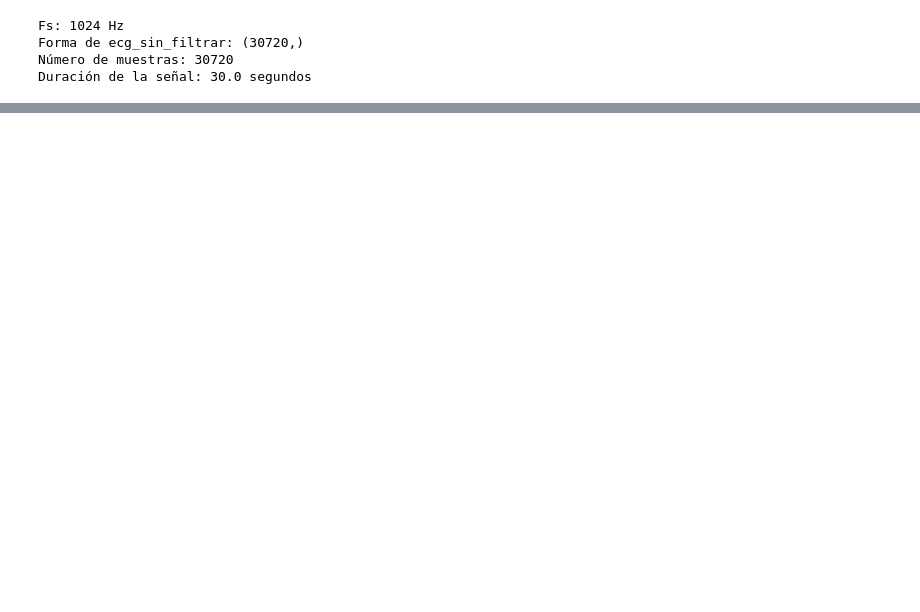
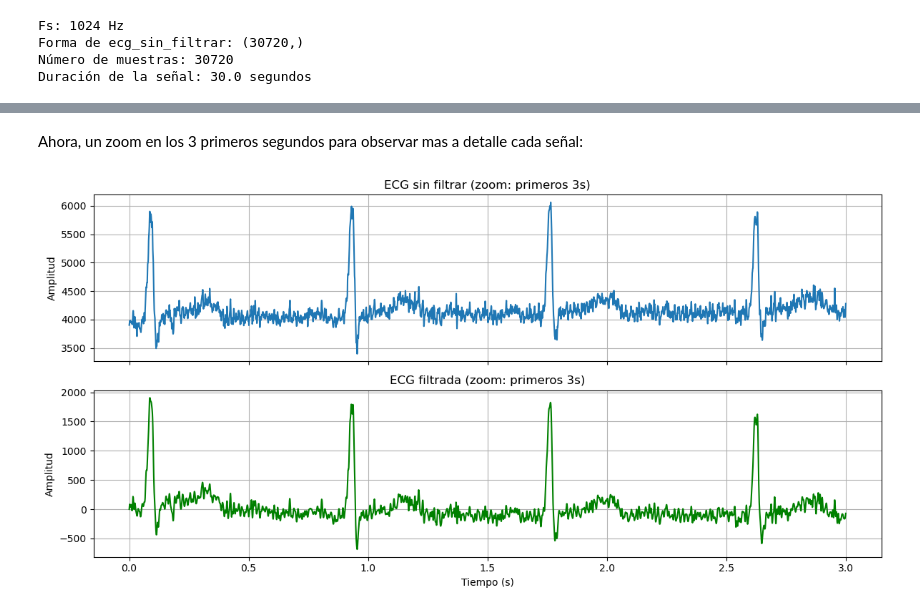
Before and after one commit to valentinamoralese/Biose-ales-Valentina-Morales-Paula-Garcia, a Jupyter notebook: Practica2_Valentina_Paula.ipynb, the cells around one changed output, grey strips where cells are left out. Saved outputs shown, nothing was run; the diff lists cells and outputs as text; code cells hidden in the pictures; blank space fills up the shorter version.

```diff
--- a/Practica2_Valentina_Paula.ipynb
+++ b/Practica2_Valentina_Paula.ipynb
@@ -76,0 +112,21 @@ Duración de la señal: 30.0 segundos
+# %% [markdown]
+Ahora, un zoom en los 3 primeros segundos para observar mas a detalle cada señal:
+# %%
+fig2, axs2 = plt.subplots(2, 1, sharex=True, figsize=(12, 6))
+mask = t <= 3   # selecciona solo los puntos donde el tiempo es <= 3 segundos
+
+axs2[0].plot(t[mask], ecg_sin_filtrar[mask])
+axs2[0].set_title("ECG sin filtrar (zoom: primeros 3s)")
+axs2[0].set_ylabel("Amplitud")
+axs2[0].grid(True)
+
+axs2[1].plot(t[mask], ecg_filtrada[mask], color='green')
+axs2[1].set_title("ECG filtrada (zoom: primeros 3s)")
+axs2[1].set_xlabel("Tiempo (s)")
+axs2[1].set_ylabel("Amplitud")
+axs2[1].grid(True)
+
+plt.tight_layout()
+plt.show()
+# %% [output]
+[figure, added]
```
Also changed, not shown: parts of 8 cells of this notebook.
